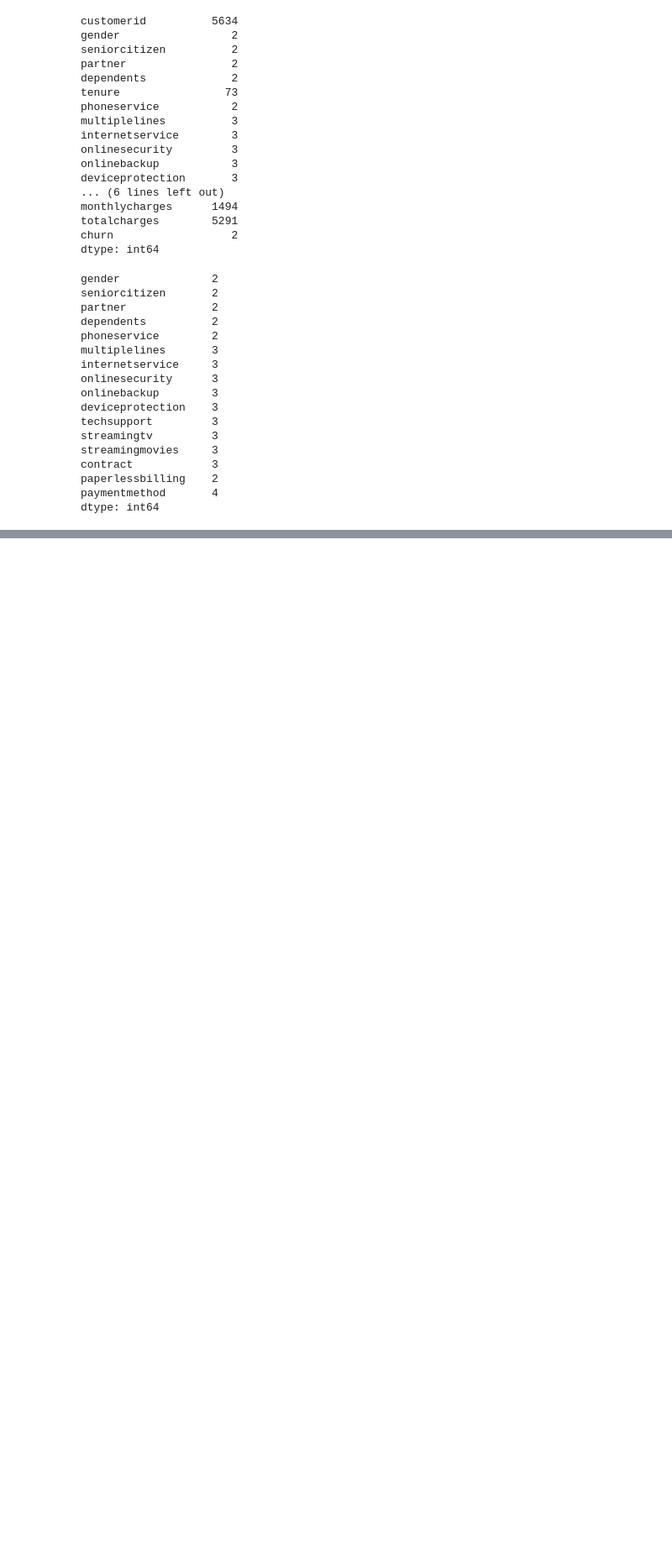
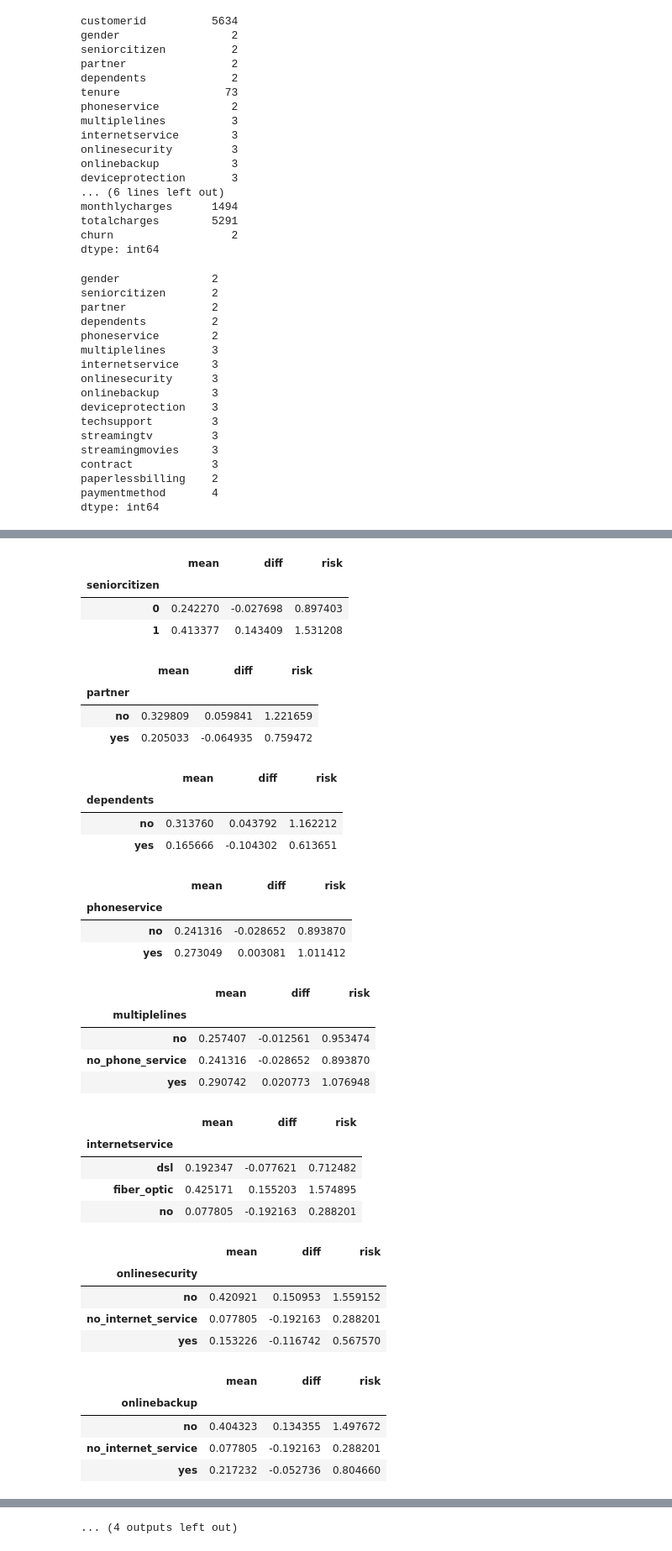
Before and after one commit to Abasi-ifreke/ml-zoomcamp, a Jupyter notebook: 03-churn_predict/01-churn.ipynb, the cells around one changed output, grey strips where cells are left out. Shown: that part at 84% size. Drawn from its saved outputs; the diff is of its cells as text; code cells hidden in the pictures; blank space fills up the shorter version.

Commit message:
added churn rate and risk ratio

```diff
--- a/03-churn_predict/01-churn.ipynb
+++ b/03-churn_predict/01-churn.ipynb
@@ -345,0 +374,5 @@ dtype: int64
+# %%
+df_group = df_full_train.groupby(by='gender').churn.agg(['mean'])
+df_group['diff'] = df_group['mean'] - global_churn_rate
+df_group['risk'] = df_group['mean'] / global_churn_rate
+df_group
@@ -345,0 +386,7 @@ dtype: int64
+# %%
+for col in categorical:
+    df_group = df_full_train.groupby(by=col).churn.agg(['mean'])
+    df_group['diff'] = df_group['mean'] - global_churn_rate
+    df_group['risk'] = df_group['mean'] / global_churn_rate
+    display(df_group)
+# %% [output]
@@ -345,0 +397,36 @@ dtype: int64
+|  | mean | diff | risk |
+| seniorcitizen |  |  |  |
+| 0 | 0.242270 | -0.027698 | 0.897403 |
+| 1 | 0.413377 | 0.143409 | 1.531208 |
+|  | mean | diff | risk |
+| partner |  |  |  |
+| no | 0.329809 | 0.059841 | 1.221659 |
+| yes | 0.205033 | -0.064935 | 0.759472 |
+|  | mean | diff | risk |
+| dependents |  |  |  |
+| no | 0.313760 | 0.043792 | 1.162212 |
+| yes | 0.165666 | -0.104302 | 0.613651 |
+|  | mean | diff | risk |
+| phoneservice |  |  |  |
+| no | 0.241316 | -0.028652 | 0.893870 |
+| yes | 0.273049 | 0.003081 | 1.011412 |
+|  | mean | diff | risk |
+| multiplelines |  |  |  |
+| no | 0.257407 | -0.012561 | 0.953474 |
+| no_phone_service | 0.241316 | -0.028652 | 0.893870 |
+| yes | 0.290742 | 0.020773 | 1.076948 |
+|  | mean | diff | risk |
+| internetservice |  |  |  |
+| dsl | 0.192347 | -0.077621 | 0.712482 |
+| fiber_optic | 0.425171 | 0.155203 | 1.574895 |
+| no | 0.077805 | -0.192163 | 0.288201 |
+|  | mean | diff | risk |
+| onlinesecurity |  |  |  |
+| no | 0.420921 | 0.150953 | 1.559152 |
+| no_internet_service | 0.077805 | -0.192163 | 0.288201 |
+| yes | 0.153226 | -0.116742 | 0.567570 |
+|  | mean | diff | risk |
+| onlinebackup |  |  |  |
+| no | 0.404323 | 0.134355 | 1.497672 |
+| no_internet_service | 0.077805 | -0.192163 | 0.288201 |
+| yes | 0.217232 | -0.052736 | 0.804660 |
@@ -345,0 +448 @@ dtype: int64
+... (4 outputs left out)
```
Also changed, not shown: parts of 12 cells of this notebook.
